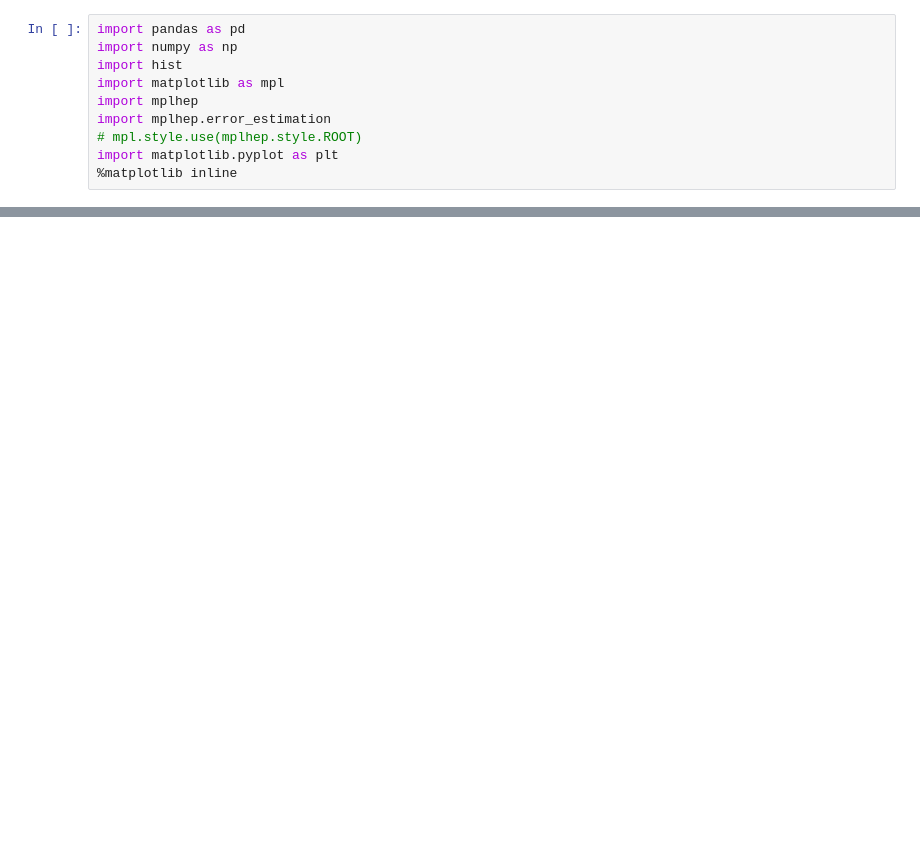
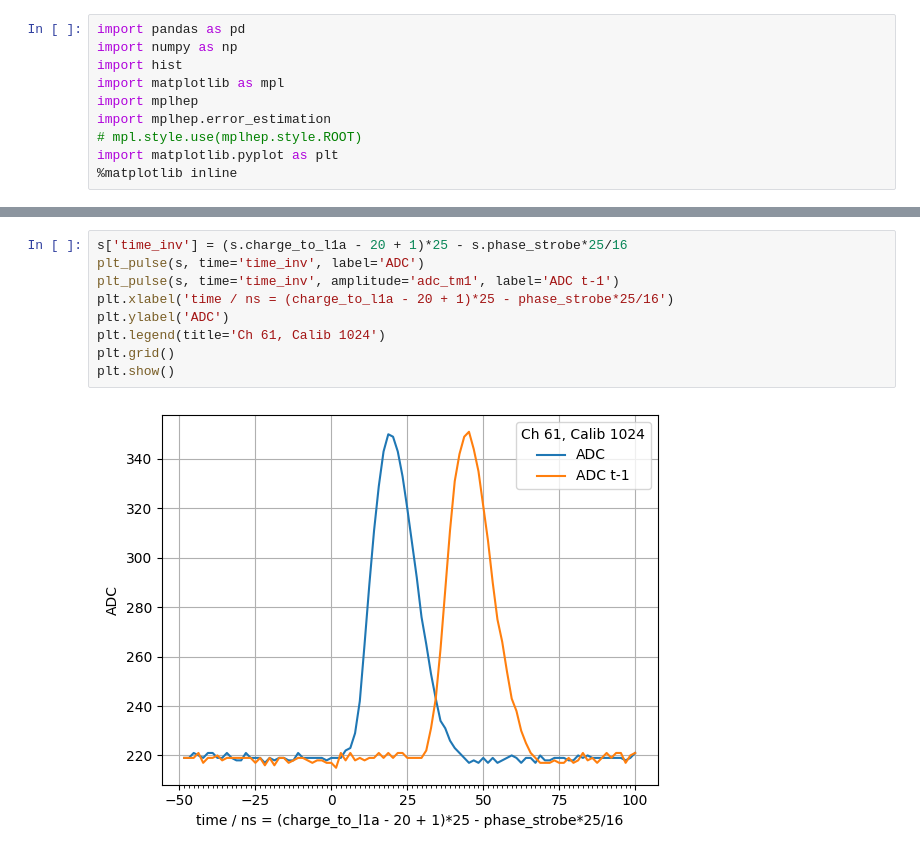
Before and after one commit to tomeichlersmith/ldmx-hgcroc-ana-dump, a Jupyter notebook: pulse-shape.ipynb, the cells around one changed output, grey strips where cells are left out. Saved outputs shown, nothing was run; the diff lists cells and outputs as text; blank space fills up the shorter version.

```diff
--- a/pulse-shape.ipynb
+++ b/pulse-shape.ipynb
@@ -29,0 +46,11 @@ plt.show()
+# %%
+s['time_inv'] = (s.charge_to_l1a - 20 + 1)*25 - s.phase_strobe*25/16
+plt_pulse(s, time='time_inv', label='ADC')
+plt_pulse(s, time='time_inv', amplitude='adc_tm1', label='ADC t-1')
+plt.xlabel('time / ns = (charge_to_l1a - 20 + 1)*25 - phase_strobe*25/16')
+plt.ylabel('ADC')
+plt.legend(title='Ch 61, Calib 1024')
+plt.grid()
+plt.show()
+# %% [output]
+[figure, added]
```
Also changed, not shown: parts of 8 cells of this notebook.
